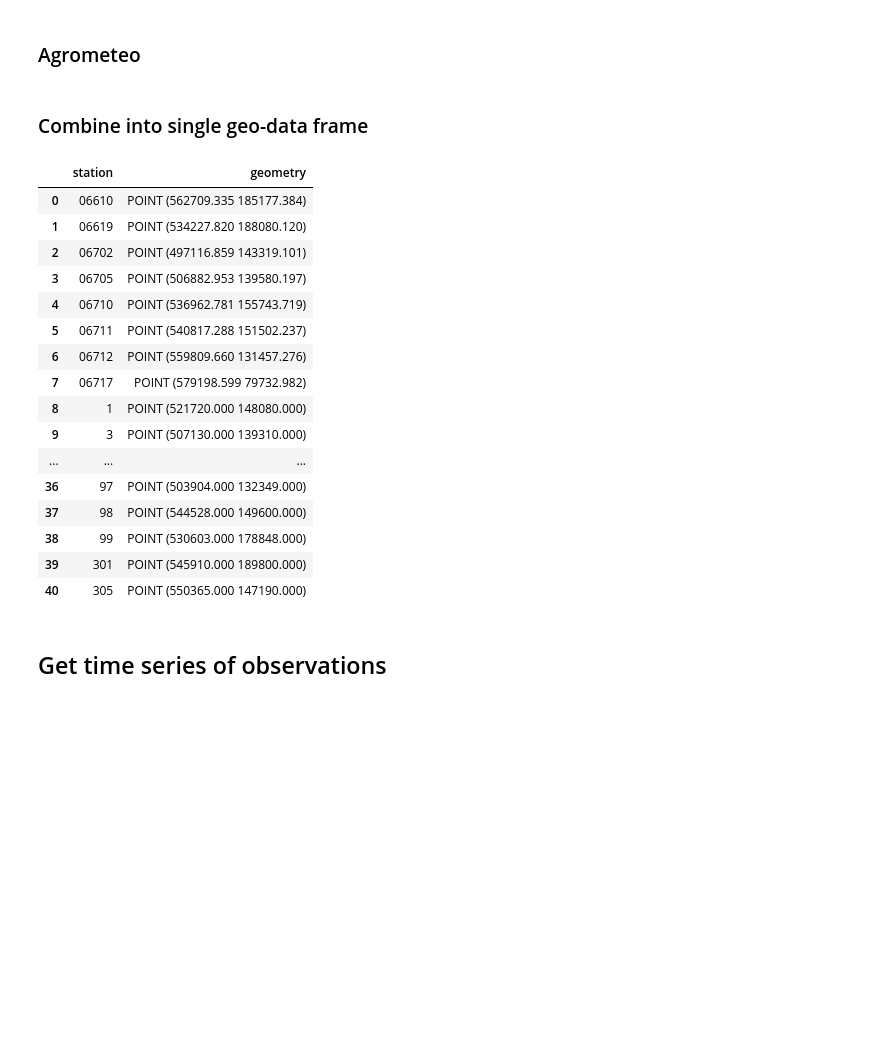
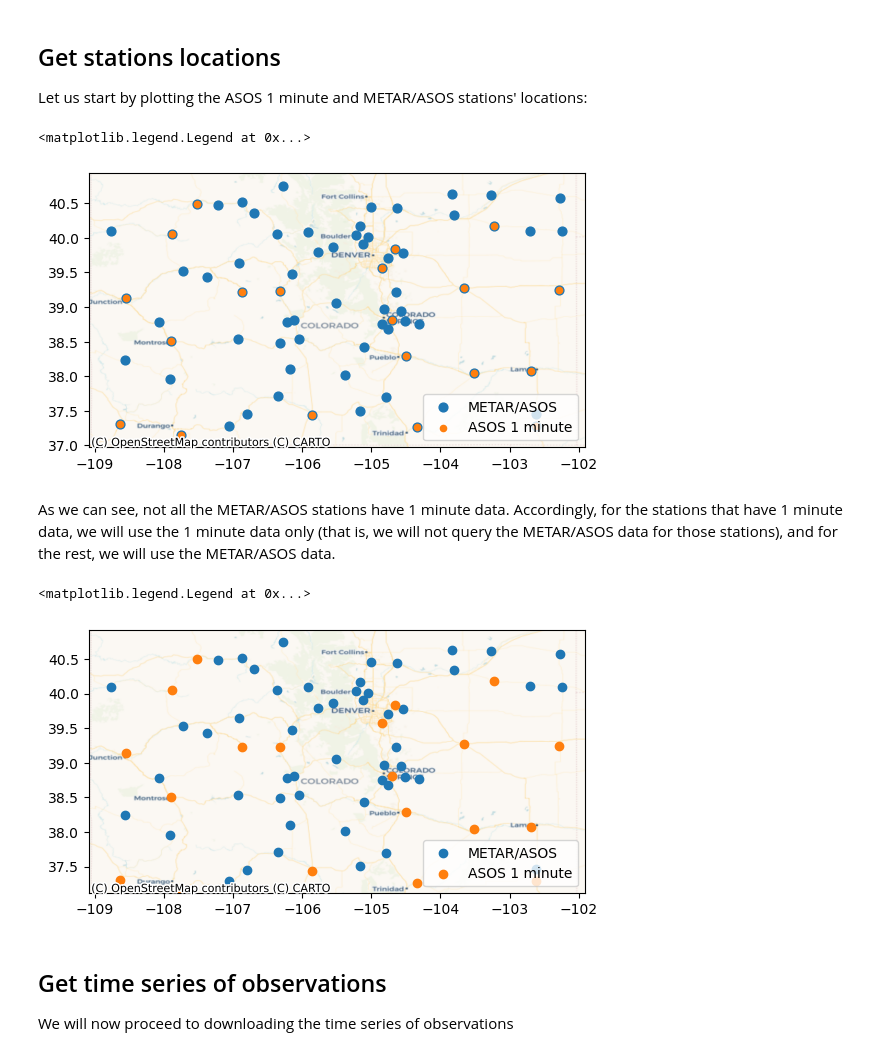
Before and after one commit to ltelab/tstore, a Jupyter notebook: tutorials/02-benchmark.ipynb, the cells around one changed output. Drawn from its saved outputs; the diff is of its cells as text; code cells hidden in the pictures; blank space fills up the shorter version.

```diff
--- a/tutorials/02-benchmark.ipynb
+++ b/tutorials/02-benchmark.ipynb
@@ -58,50 +57,47 @@ isd_stations_df
 # %% [markdown]
-### Agrometeo
+## Get stations locations
+
+Let us start by plotting the ASOS 1 minute and METAR/ASOS stations' locations:
 # %%
-client = agrometeo.AgrometeoClient("Canton de Vaud")
-client.stations_gdf
+metar_asos_client = iem.METARASOSIEMClient(region)
+onemin_client = iem.ASOSOneMinIEMClient(region)
+
+fig, ax = plt.subplots()
+labels = ["METAR/ASOS", "ASOS 1 minute"]
+colors = sns.color_palette(n_colors=2)
+sizes = [40, 20]
+for client, color, size, label in zip(
+    [metar_asos_client, onemin_client],
+    colors,
+    sizes,
+    labels,
+):
+    plot_stations(client, ax=ax, color=color, label=label, markersize=size)
+ax.legend()
+# %% [output]
+<matplotlib.legend.Legend at 0x...>
+[figure, added]
 # %% [markdown]
-### Combine into single geo-data frame
+As we can see, not all the METAR/ASOS stations have 1 minute data. Accordingly, for the stations that have 1 minute data, we will use the 1 minute data only (that is, we will not query the METAR/ASOS data for those stations), and for the rest, we will use the METAR/ASOS data.
 # %%
-stations_gdf = (
-    pd.concat(
-        [
-            gpd.GeoSeries(
-                gpd.points_from_xy(
-                    isd_stations_df["longitude"],
-                    isd_stations_df["latitude"],
-                    crs=METEOSTAT_CRS,
-                ),
-                name="geometry",
-                index=isd_stations_df.index,
-            ).to_crs(client.stations_gdf.crs),
-            client.stations_gdf["geometry"],
-        ],
-        axis="rows",
+metar_asos_stations_gdf = metar_asos_client.stations_gdf.copy()[
+    ~metar_asos_client.stations_gdf[metar_asos_client._stations_id_col].isin(
+        onemin_client.stations_gdf[metar_asos_client._stations_id_col],
     )
-    .rename_axis(index="station")
-    .reset_index()
-)
-# TODO: https://github.com/wesm/feather/issues/349
-stations_gdf["station"] = stations_gdf["station"].astype(str)
+]
+# ACHTUNG: ideally we should implement a proper `setter` for the `stations_gdf` property in meteostations-geopy
+metar_asos_client._stations_gdf = metar_asos_stations_gdf
+
+# plot again
+fig, ax = plt.subplots()
+for client, color, label in zip([metar_asos_client, onemin_client], colors, labels):
+    plot_stations(client, ax=ax, color=color, label=label)
+ax.legend()
 # %% [output]
-|  | station | geometry |
-| 0 | 06610 | POINT (562709.335 185177.384) |
-| 1 | 06619 | POINT (534227.820 188080.120) |
-| 2 | 06702 | POINT (497116.859 143319.101) |
-| 3 | 06705 | POINT (506882.953 139580.197) |
-| 4 | 06710 | POINT (536962.781 155743.719) |
-| 5 | 06711 | POINT (540817.288 151502.237) |
-| 6 | 06712 | POINT (559809.660 131457.276) |
-| 7 | 06717 | POINT (579198.599 79732.982) |
-| 8 | 1 | POINT (521720.000 148080.000) |
-| 9 | 3 | POINT (507130.000 139310.000) |
-| ... | ... | ... |
-| 36 | 97 | POINT (503904.000 132349.000) |
-| 37 | 98 | POINT (544528.000 149600.000) |
-| 38 | 99 | POINT (530603.000 178848.000) |
-| 39 | 301 | POINT (545910.000 189800.000) |
-| 40 | 305 | POINT (550365.000 147190.000) |
+<matplotlib.legend.Legend at 0x...>
+[figure, added]
 # %% [markdown]
 ## Get time series of observations
+
+We will now proceed to downloading the time series of observations
 # %%
```
Also changed, not shown: parts of 50 cells of this notebook.
